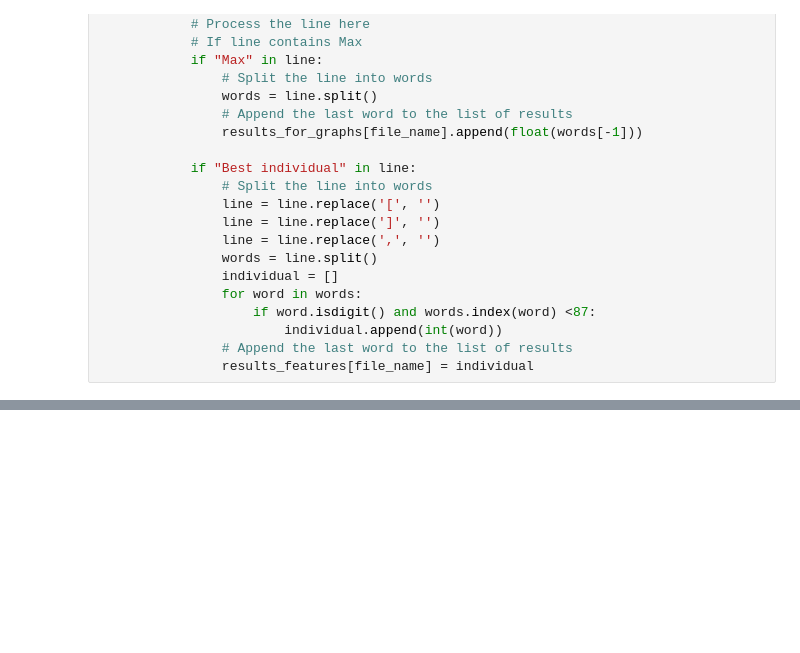
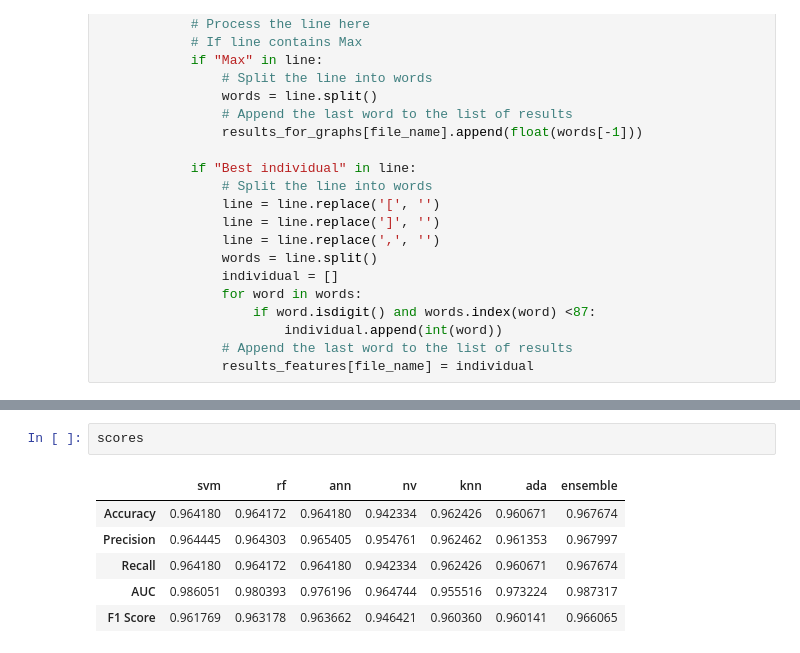
Before and after one commit to VictoriaOG1/wrapper_data_mining, a Jupyter notebook: summary_results.ipynb, the cells around one changed output, grey strips where cells are left out. Cells and saved outputs as stored; diff of their text form; blank space fills up the shorter version.

```diff
--- a/summary_results.ipynb
+++ b/summary_results.ipynb
@@ -277,0 +243,9 @@ F1 Score: 0.8490
+# %%
+scores
+# %% [output]
+|  | svm | rf | ann | nv | knn | ada | ensemble |
+| Accuracy | 0.964180 | 0.964172 | 0.964180 | 0.942334 | 0.962426 | 0.960671 | 0.967674 |
+| Precision | 0.964445 | 0.964303 | 0.965405 | 0.954761 | 0.962462 | 0.961353 | 0.967997 |
+| Recall | 0.964180 | 0.964172 | 0.964180 | 0.942334 | 0.962426 | 0.960671 | 0.967674 |
+| AUC | 0.986051 | 0.980393 | 0.976196 | 0.964744 | 0.955516 | 0.973224 | 0.987317 |
+| F1 Score | 0.961769 | 0.963178 | 0.963662 | 0.946421 | 0.960360 | 0.960141 | 0.966065 |
```
Also changed, not shown: parts of 19 cells of this notebook.
